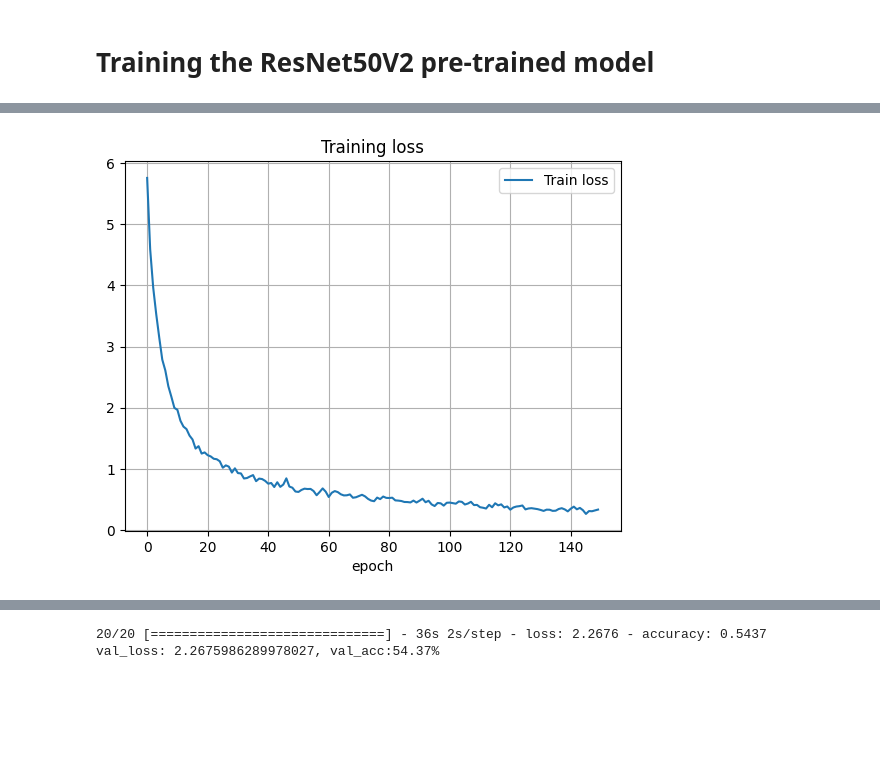
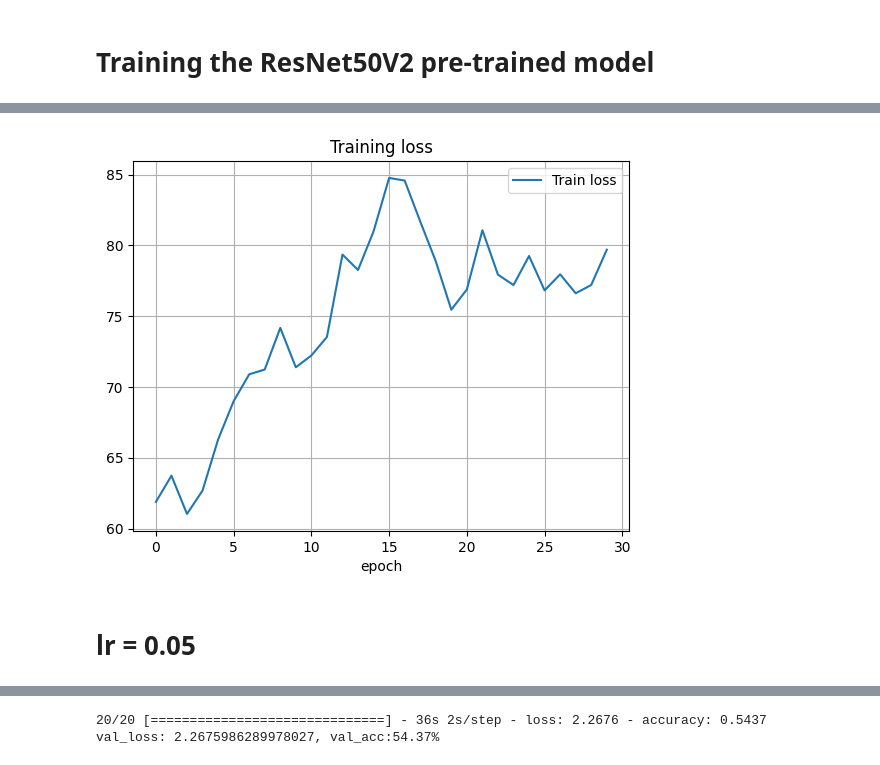
Before and after one commit to Sourav-Panda/Car-Classification, a Jupyter notebook: CAR_CLASS_IDENTIFICATION_USING_TRANSFER_LEARNING_AND_CNN.ipynb, the cells around one changed output, grey strips where cells are left out. Drawn from its saved outputs; the diff is of its cells as text; code cells hidden in the pictures; blank space fills up the shorter version.

Commit message:
Add files via upload
Added analysis file of feature engineer, Original transfer learning file updated.

```diff
--- a/CAR_CLASS_IDENTIFICATION_USING_TRANSFER_LEARNING_AND_CNN.ipynb
+++ b/CAR_CLASS_IDENTIFICATION_USING_TRANSFER_LEARNING_AND_CNN.ipynb
@@ -271,7 +321,7 @@ model_rsn = keras.Model(base_model_rsn.input, out)
 #Compiling the model
 model_rsn.compile(
     loss='categorical_crossentropy',
-    optimizer=keras.optimizers.Adam(learning_rate=0.001),
+    optimizer=keras.optimizers.Adam(learning_rate=0.01),
     metrics=['accuracy']
 )
 # %%
@@ -286,7 +336,7 @@ history_rsn = model_rsn.fit(
     validation_data=val_gen,
     steps_per_epoch=80,
     validation_steps=8,
-    epochs=150,
+    epochs=60,
     verbose=1,
     callbacks = callbacks
 )
@@ -356,0 +433,16 @@ plt.show()
+# %%
+#Setting checkpoints to save epochs with best validation accuracy
+checkpoint_path = "training/cp-best.ckpt1"
+checkpoint_dir = os.path.dirname(checkpoint_path)
+callbacks = [ keras.callbacks.ModelCheckpoint(checkpoint_dir, monitor='val_accuracy', verbose=1, save_weights_only = True, save_best_only = True, mode='max')]
+# %%
+#Training the model
+history_rsn3 = model_rsn.fit(
+    train_gen,
+    validation_data=val_gen,
+    steps_per_epoch=80,
+    validation_steps=8,
+    epochs=30,
+    verbose=1,
+    callbacks = callbacks
+)
@@ -357,15 +509,17 @@ plt.show()
 # %%
 #Plotting graphs to visualize the progression of training and validation accuracy and loss curves
 fig = plt.figure()
 
 
 
-plt.plot(history_rsn.history['loss'], label='Train loss')
+plt.plot(history_rsn3.history['loss'], label='Train loss')
 
 plt.legend(loc=0)
 plt.title('Training loss')
 plt.grid(True)
 plt.xlabel('epoch')
 plt.show()
 # %% [output]
-[figure, old version]
+[figure, new version]
+# %% [markdown]
+# lr = 0.05
```
Also changed, not shown: parts of 49 cells of this notebook, 1 other file.
